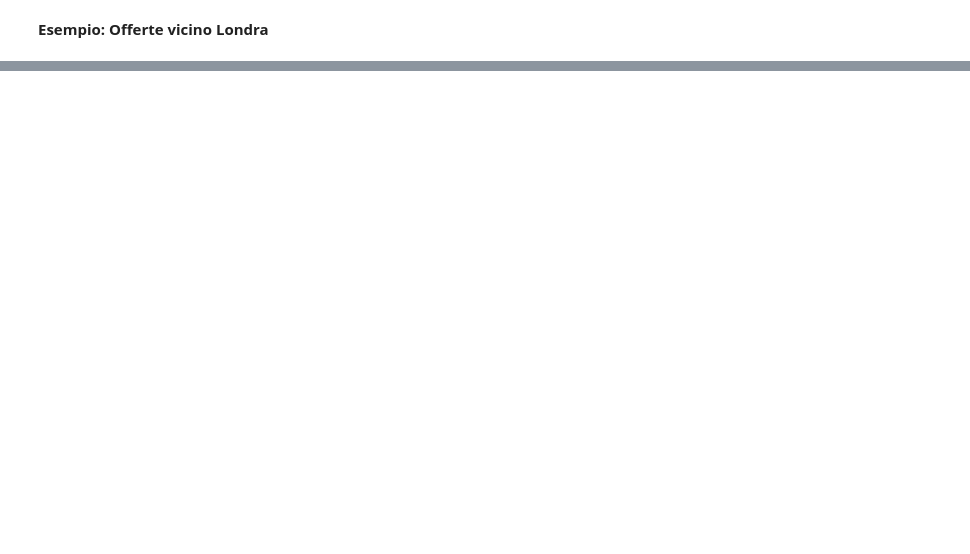
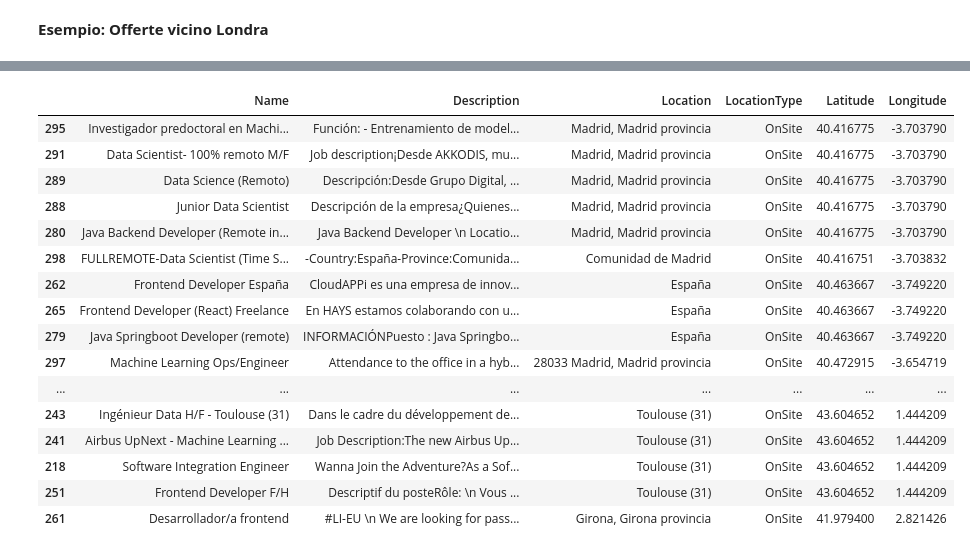
Before and after one commit to antoninoLorenzo/RecommenderSystem_TC, a Jupyter notebook: demo/notebooks/test_offers_2/test.ipynb, the cells around one changed output, grey strips where cells are left out. Cells and saved outputs as stored; diff of their text form; code cells hidden in the pictures; blank space fills up the shorter version.

```diff
--- a/demo/notebooks/test_offers_2/test.ipynb
+++ b/demo/notebooks/test_offers_2/test.ipynb
@@ -226,3 +226,27 @@ for index, row in near_offers.iterrows():
 query_map
 # %% [output]
 [interactive output not drawn]
+# %%
+example_location = 'Madrid'
+near_ids = get_near_offers(example_location, 600)
+
+near_offers = offers_frame.loc[near_ids]
+near_offers
+# %% [output]
+|  | Name | Description | Location | LocationType | Latitude | Longitude |
+| 295 | Investigador predoctoral en Machi... | Función: - Entrenamiento de model... | Madrid, Madrid provincia | OnSite | 40.416775 | -3.703790 |
+| 291 | Data Scientist- 100% remoto M/F | Job description¡Desde AKKODIS, mu... | Madrid, Madrid provincia | OnSite | 40.416775 | -3.703790 |
+| 289 | Data Science (Remoto) | Descripción:Desde Grupo Digital, ... | Madrid, Madrid provincia | OnSite | 40.416775 | -3.703790 |
+| 288 | Junior Data Scientist | Descripción de la empresa¿Quienes... | Madrid, Madrid provincia | OnSite | 40.416775 | -3.703790 |
+| 280 | Java Backend Developer (Remote in... | Java Backend Developer \n Locatio... | Madrid, Madrid provincia | OnSite | 40.416775 | -3.703790 |
+| 298 | FULLREMOTE-Data Scientist (Time S... | -Country:España-Province:Comunida... | Comunidad de Madrid | OnSite | 40.416751 | -3.703832 |
+| 262 | Frontend Developer España | CloudAPPi es una empresa de innov... | España | OnSite | 40.463667 | -3.749220 |
+| 265 | Frontend Developer (React) Freelance | En HAYS estamos colaborando con u... | España | OnSite | 40.463667 | -3.749220 |
+| 279 | Java Springboot Developer (remote) | INFORMACIÓNPuesto : Java Springbo... | España | OnSite | 40.463667 | -3.749220 |
+| 297 | Machine Learning Ops/Engineer | Attendance to the office in a hyb... | 28033 Madrid, Madrid provincia | OnSite | 40.472915 | -3.654719 |
+| ... | ... | ... | ... | ... | ... | ... |
+| 243 | Ingénieur Data H/F - Toulouse (31) | Dans le cadre du développement de... | Toulouse (31) | OnSite | 43.604652 | 1.444209 |
+| 241 | Airbus UpNext - Machine Learning ... | Job Description:The new Airbus Up... | Toulouse (31) | OnSite | 43.604652 | 1.444209 |
+| 218 | Software Integration Engineer | Wanna Join the Adventure?As a Sof... | Toulouse (31) | OnSite | 43.604652 | 1.444209 |
+| 251 | Frontend Developer F/H | Descriptif du posteRôle: \n Vous ... | Toulouse (31) | OnSite | 43.604652 | 1.444209 |
+| 261 | Desarrollador/a frontend | #LI-EU \n We are looking for pass... | Girona, Girona provincia | OnSite | 41.979400 | 2.821426 |
```
Also changed, not shown: parts of 4 cells of this notebook, 2 other files.
